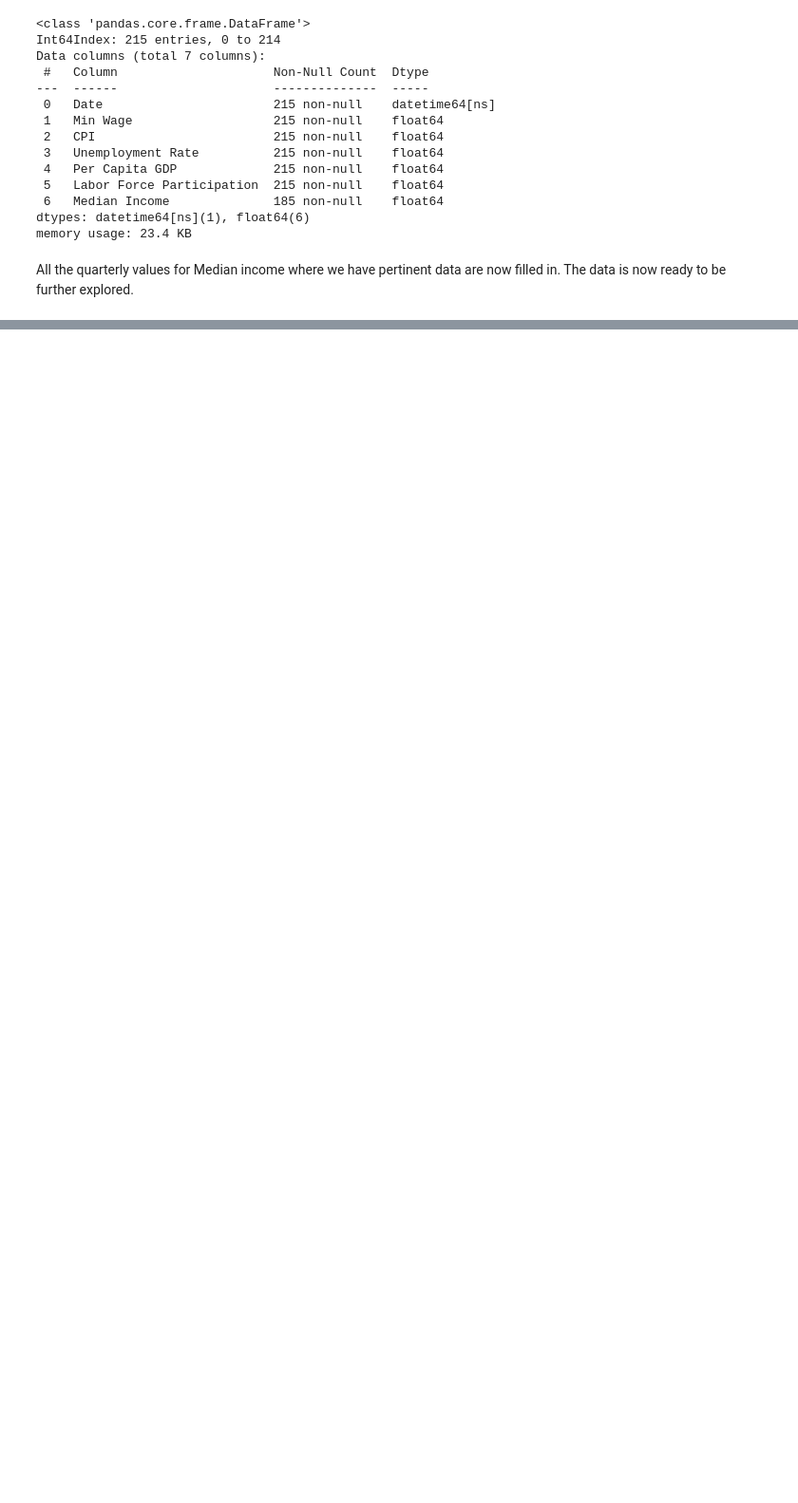
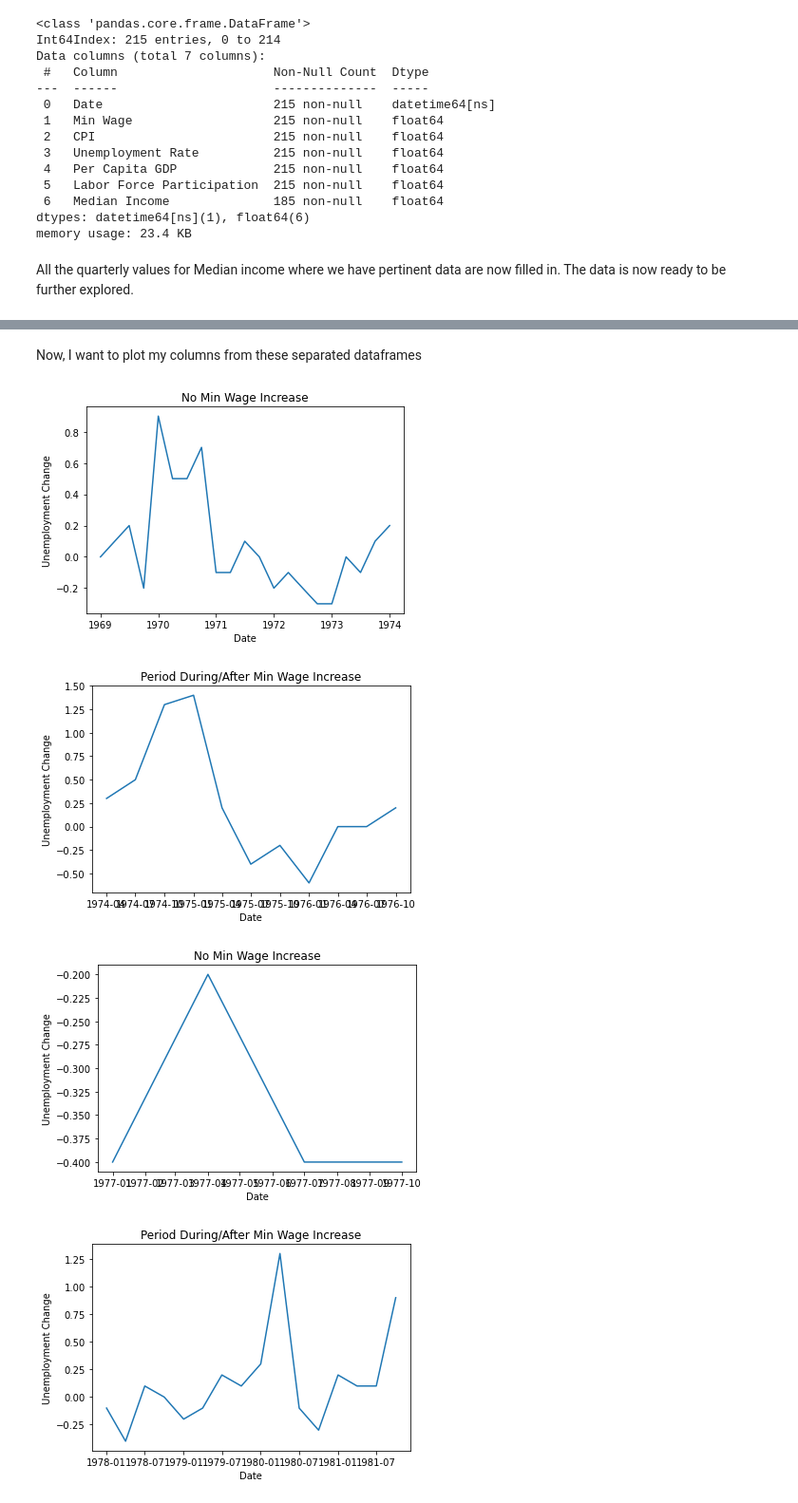
Before and after one commit to drewc77/Capstone-3, a Jupyter notebook: Capstone 3 Notebook.ipynb, the cells around one changed output, grey strips where cells are left out. Shown at 95% size. Drawn from its saved outputs; the diff is of its cells as text; code cells hidden in the pictures; blank space fills up the shorter version.

```diff
--- a/Capstone 3 Notebook.ipynb
+++ b/Capstone 3 Notebook.ipynb
@@ -258,0 +426,34 @@ All the quarterly values for Median income where we have pertinent data are now
+# %%
+df1 = df.loc[0:20]
+df2 = df.loc[21:31]
+df3 = df.loc[32:35]
+df4 = df.loc[36:51]
+df5 = df.loc[52:84]
+df6 = df.loc[85:92]
+df7 = df.loc[93:110]
+df8 = df.loc[111:117]
+df9 = df.loc[118:153]
+df10 = df.loc[154:166]
+df11 = df.loc[167:]
+# %% [markdown]
+Now, I want to plot my columns from these separated dataframes
+# %%
+df_list = [df1, df2, df3, df4, df5, df6, df7, df8, df9, df10, df11]
+# %%
+num = 0
+
+for item in df_list:
+    num += 1
+    plt.plot(item['Date'], item['Unemployment Change'])
+    plt.xlabel('Date')
+    plt.ylabel('Unemployment Change')
+    if num % 2 == 0:
+        plt.title('Period During/After Min Wage Increase')
+    else:
+        plt.title('No Min Wage Increase')
+    plt.show()
+# %% [output]
+[figure, added]
+[figure, added]
+[figure, added]
+[figure, added]
```
Also changed, not shown: parts of 32 cells of this notebook.
